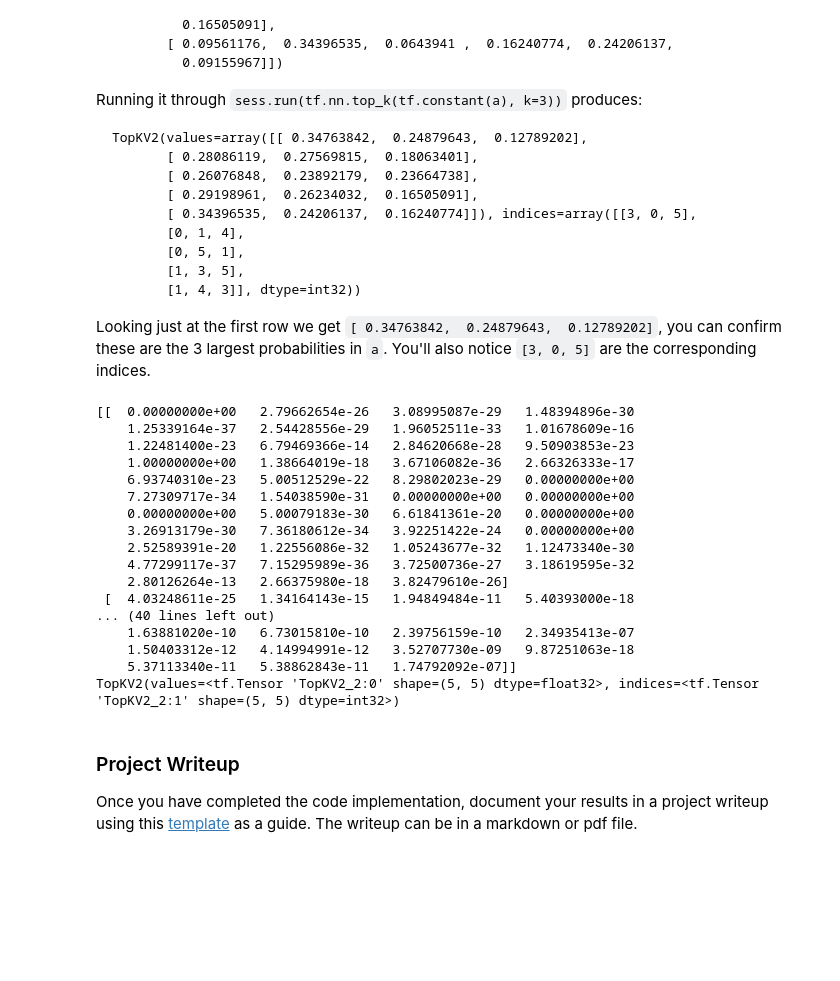
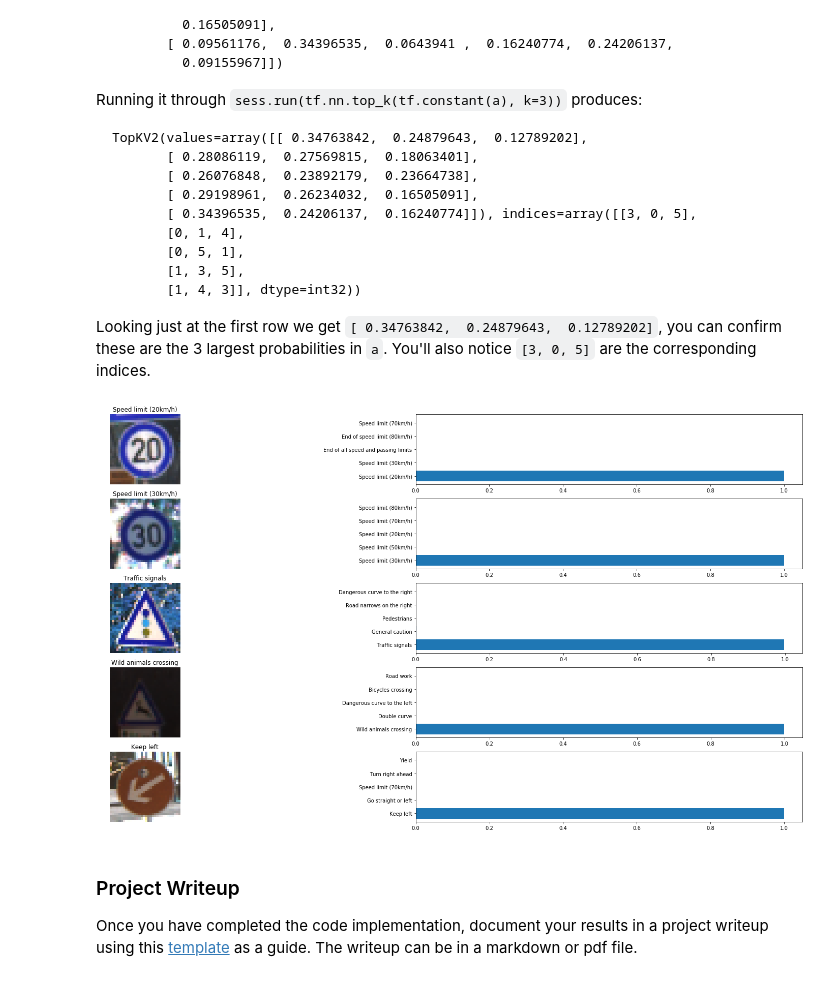
Before and after one commit to WfHit/Udacity_CarND, a Jupyter notebook: Term1/CarND-Traffic-Sign-Classifier-Project/Traffic_Sign_Classifier.ipynb, the cells around one changed output. Saved outputs shown, nothing was run; the diff lists cells and outputs as text; code cells hidden in the pictures; blank space fills up the shorter version.

```diff
--- a/Term1/CarND-Traffic-Sign-Classifier-Project/Traffic_Sign_Classifier.ipynb
+++ b/Term1/CarND-Traffic-Sign-Classifier-Project/Traffic_Sign_Classifier.ipynb
@@ -370,7 +484,8 @@ print("Min and Max values gary test dataset", np.min(X_test_gray), np.max(X_test
 X_test_reshape = X_test_gray.reshape(-1, 32, 32, 1)
 print("X_test_reshape shape =", X_test_reshape.shape)
 
-X_test_normal = 0.1 + (X_test_reshape-X_test_reshape.min())*(0.8) / (X_test_reshape.max() - X_test_reshape.min())
+X_test_reshape.astype(float)
+X_test_normal =  (X_test_reshape-127.0) / 255.0
 print("X_test_normal shape =", X_test_normal.shape)
 print("X_test_normal type =", type(X_test_normal))
 print("Min and Max values normal test dataset", np.min(X_test_normal), np.max(X_test_normal))
@@ -436,36 +551,41 @@ Looking just at the first row we get `[ 0.34763842,  0.24879643,  0.12789202]`,
 # %%
 ### Print out the top five softmax probabilities for the predictions on the German traffic sign images found on the web.
 ### Feel free to use as many code cells as needed.
-top5softmax = tf.nn.softmax(logits)
+test_image_softmax = tf.nn.softmax(logits)
+
+top5values = []
+top5indexs = []
 
 def process_top_5_prob(X_data):
     sess = tf.get_default_session()
-    softmaxresult = sess.run(top5softmax, feed_dict={x: X_data, keep_prob: 1.0})
-    print(softmaxresult)
-    return tf.nn.top_k(tf.constant(softmaxresult), k=5)
+    softmaxresult = sess.run(test_image_softmax, feed_dict={x: X_data, keep_prob: 1.0})
+    #print(softmaxresult)
+    return tf.nn.top_k(softmaxresult, k=5)
 
 with tf.Session() as sess:
     saver.restore(sess, tf.train.latest_checkpoint('.'))
     top5prob = process_top_5_prob(X_test_normal)
-    print(top5prob)
+    #print(top5prob)
+    top5values = top5prob.values.eval()
+    top5indexs = top5prob.indices.eval()
+    #print(top5values)
+    #print(top5indexs)
+
+plt.figure(figsize=(30,30))
+for counter in range(5) :
+    image = X_test_sel[counter].squeeze()
+    plt.subplot(10, 2, 2*counter+1)
+    plt.axis('off')
+    plt.imshow(image)
+    plt.title(signnames.loc[ y_test_sel[counter]]['label'])
+    plt.subplot(10, 2, 2*counter+2)
+    plt.barh(np.arange(0, 5, 1), top5values[counter] )
+    y_labels = [signnames.loc[pos]['label'] for pos in top5indexs[counter]]
+    plt.yticks(np.arange(0, 5, 1), y_labels)
+    #plt.title("iamge lable: {}".format(y_test[image_index]))
+plt.show()
 # %% [output]
-[[  0.00000000e+00   2.79662654e-26   3.08995087e-29   1.48394896e-30
-    1.25339164e-37   2.54428556e-29   1.96052511e-33   1.01678609e-16
-    1.22481400e-23   6.79469366e-14   2.84620668e-28   9.50903853e-23
-    1.00000000e+00   1.38664019e-18   3.67106082e-36   2.66326333e-17
-    6.93740310e-23   5.00512529e-22   8.29802023e-29   0.00000000e+00
-    7.27309717e-34   1.54038590e-31   0.00000000e+00   0.00000000e+00
-    0.00000000e+00   5.00079183e-30   6.61841361e-20   0.00000000e+00
-    3.26913179e-30   7.36180612e-34   3.92251422e-24   0.00000000e+00
-    2.52589391e-20   1.22556086e-32   1.05243677e-32   1.12473340e-30
-    4.77299117e-37   7.15295989e-36   3.72500736e-27   3.18619595e-32
-    2.80126264e-13   2.66375980e-18   3.82479610e-26]
- [  4.03248611e-25   1.34164143e-15   1.94849484e-11   5.40393000e-18
-... (40 lines left out)
-    1.63881020e-10   6.73015810e-10   2.39756159e-10   2.34935413e-07
-    1.50403312e-12   4.14994991e-12   3.52707730e-09   9.87251063e-18
-    5.37113340e-11   5.38862843e-11   1.74792092e-07]]
-TopKV2(values=<tf.Tensor 'TopKV2_2:0' shape=(5, 5) dtype=float32>, indices=<tf.Tensor 'TopKV2_2:1' shape=(5, 5) dtype=int32>)
+[figure, added]
 # %% [markdown]
 ### Project Writeup
 
```
Also changed, not shown: parts of 12 cells of this notebook, 2 other files.
